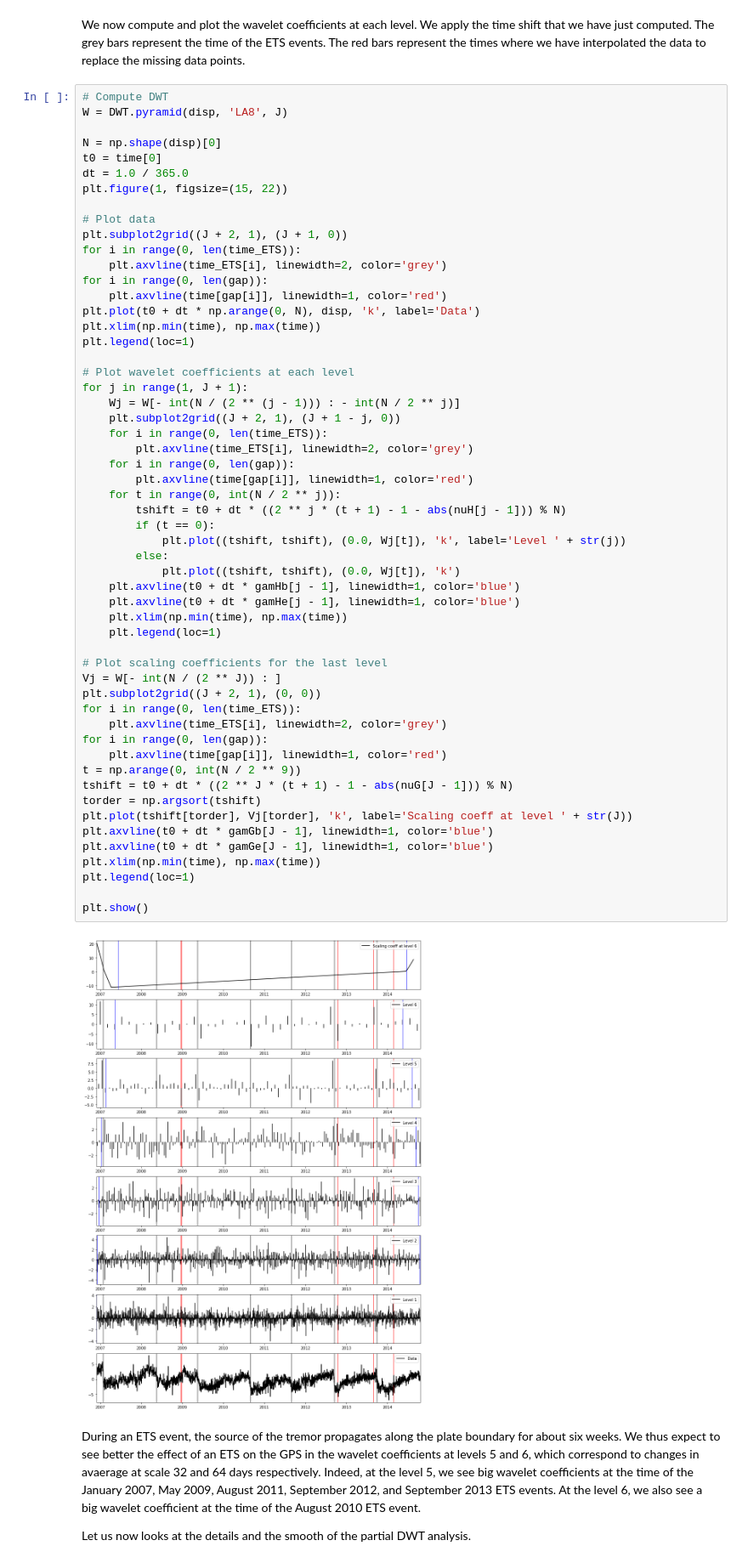
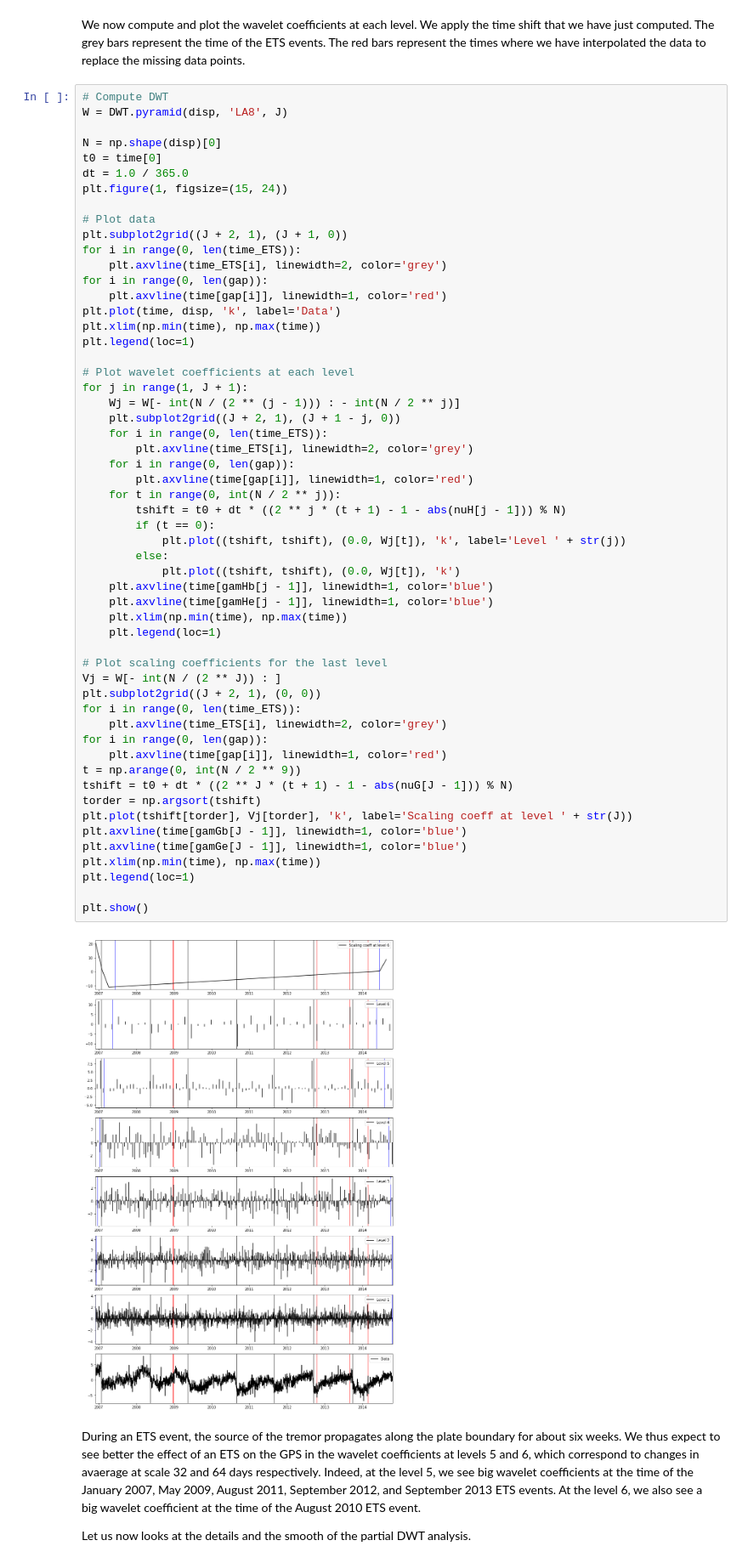
Before and after one commit to ArianeDucellier/ETSscripts, a Jupyter notebook: notebooks/slowslip_DWT.ipynb, the cells around one changed output. Shown at 85% size. Saved outputs shown, nothing was run; the diff lists cells and outputs as text.

```diff
--- a/notebooks/slowslip_DWT.ipynb
+++ b/notebooks/slowslip_DWT.ipynb
@@ -295,7 +295,7 @@ W = DWT.pyramid(disp, 'LA8', J)
 N = np.shape(disp)[0]
 t0 = time[0]
 dt = 1.0 / 365.0
-plt.figure(1, figsize=(15, 22))
+plt.figure(1, figsize=(15, 24))
 
 # Plot data
 plt.subplot2grid((J + 2, 1), (J + 1, 0))
@@ -303,7 +303,7 @@ for i in range(0, len(time_ETS)):
     plt.axvline(time_ETS[i], linewidth=2, color='grey')
 for i in range(0, len(gap)):
     plt.axvline(time[gap[i]], linewidth=1, color='red')
-plt.plot(t0 + dt * np.arange(0, N), disp, 'k', label='Data')
+plt.plot(time, disp, 'k', label='Data')
 plt.xlim(np.min(time), np.max(time))
 plt.legend(loc=1)
 
@@ -313,38 +313,38 @@ for j in range(1, J + 1):
     plt.subplot2grid((J + 2, 1), (J + 1 - j, 0))
     for i in range(0, len(time_ETS)):
         plt.axvline(time_ETS[i], linewidth=2, color='grey')
     for i in range(0, len(gap)):
         plt.axvline(time[gap[i]], linewidth=1, color='red')
     for t in range(0, int(N / 2 ** j)):
         tshift = t0 + dt * ((2 ** j * (t + 1) - 1 - abs(nuH[j - 1])) % N)
         if (t == 0):
             plt.plot((tshift, tshift), (0.0, Wj[t]), 'k', label='Level ' + str(j))
         else:
             plt.plot((tshift, tshift), (0.0, Wj[t]), 'k')
-    plt.axvline(t0 + dt * gamHb[j - 1], linewidth=1, color='blue')
-    plt.axvline(t0 + dt * gamHe[j - 1], linewidth=1, color='blue')
+    plt.axvline(time[gamHb[j - 1]], linewidth=1, color='blue')
+    plt.axvline(time[gamHe[j - 1]], linewidth=1, color='blue')
     plt.xlim(np.min(time), np.max(time))
     plt.legend(loc=1)
 
 # Plot scaling coefficients for the last level
 Vj = W[- int(N / (2 ** J)) : ]
 plt.subplot2grid((J + 2, 1), (0, 0))
 for i in range(0, len(time_ETS)):
     plt.axvline(time_ETS[i], linewidth=2, color='grey')
 for i in range(0, len(gap)):
     plt.axvline(time[gap[i]], linewidth=1, color='red')
 t = np.arange(0, int(N / 2 ** 9))
 tshift = t0 + dt * ((2 ** J * (t + 1) - 1 - abs(nuG[J - 1])) % N)
 torder = np.argsort(tshift)
 plt.plot(tshift[torder], Vj[torder], 'k', label='Scaling coeff at level ' + str(J))
-plt.axvline(t0 + dt * gamGb[J - 1], linewidth=1, color='blue')
-plt.axvline(t0 + dt * gamGe[J - 1], linewidth=1, color='blue')
+plt.axvline(time[gamGb[J - 1]], linewidth=1, color='blue')
+plt.axvline(time[gamGe[J - 1]], linewidth=1, color='blue')
 plt.xlim(np.min(time), np.max(time))
 plt.legend(loc=1)
 
 plt.show()
 # %% [output]
-[figure, old version]
+[figure, new version]
 # %% [markdown]
 During an ETS event, the source of the tremor propagates along the plate boundary for about six weeks. We thus expect to see better the effect of an ETS on the GPS in the  wavelet coefficients at levels 5 and 6, which correspond to changes in avaerage at scale 32 and 64 days respectively. Indeed, at the level 5, we see big wavelet coefficients at the time of the January 2007, May 2009, August 2011, September 2012, and September 2013 ETS events. At the level 6, we also see a big wavelet coefficient at the time of the August 2010 ETS event.
 
```
Also changed, not shown: parts of 2 cells of this notebook, 26 other files.
